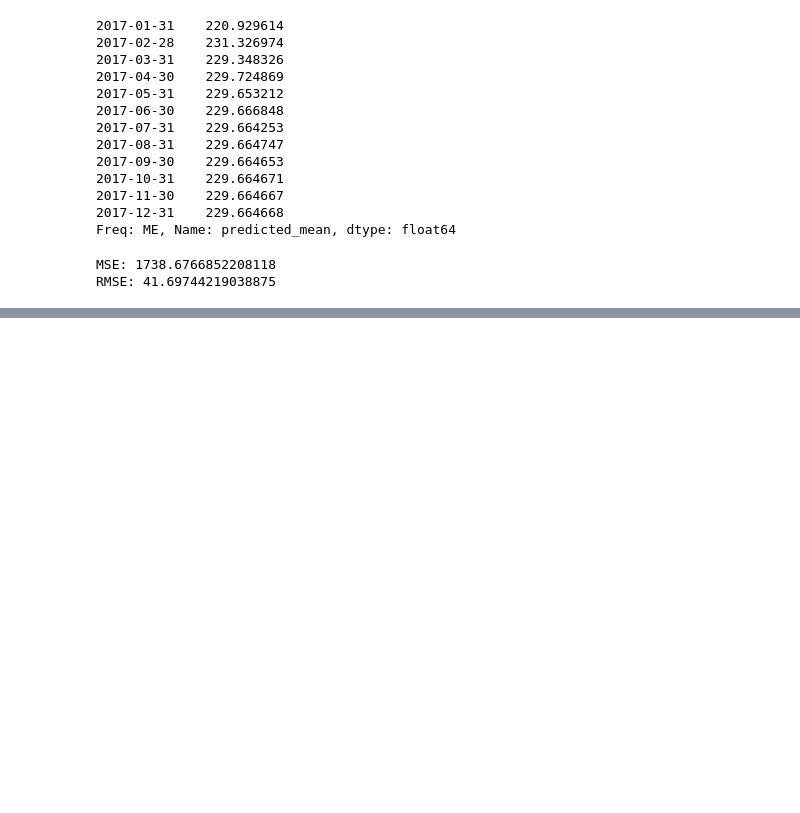
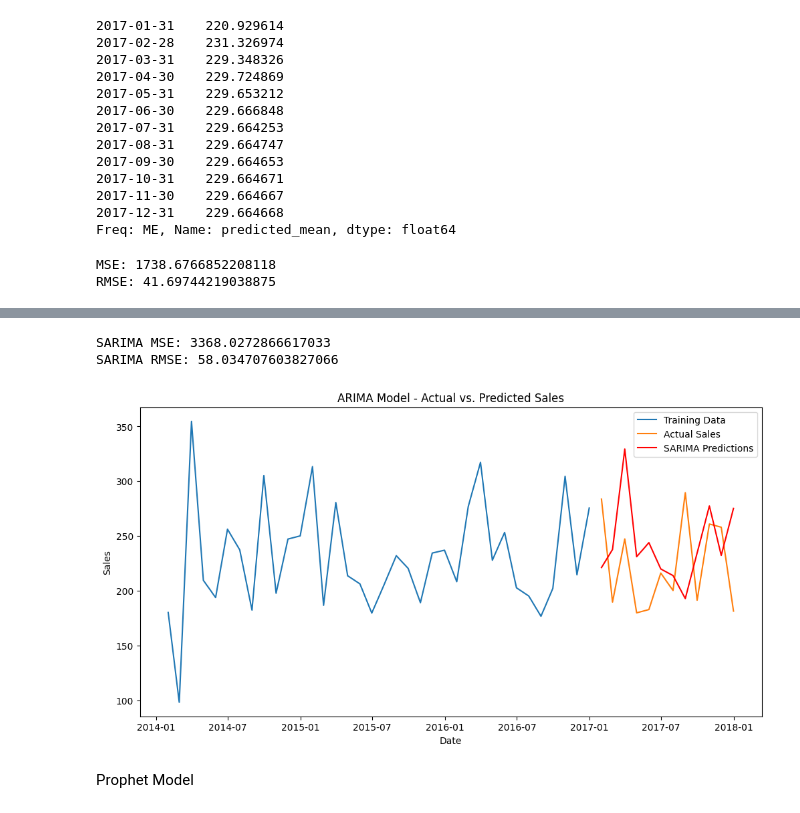
Before and after one commit to muniappabalaji/TimeSeries, a Jupyter notebook: TimeSeries_GreatLearning_July2025.ipynb, the cells around one changed output, grey strips where cells are left out. Saved outputs shown, nothing was run; the diff lists cells and outputs as text; code cells hidden in the pictures; blank space fills up the shorter version.

```diff
--- a/TimeSeries_GreatLearning_July2025.ipynb
+++ b/TimeSeries_GreatLearning_July2025.ipynb
@@ -195,0 +236,7 @@ RMSE: 41.69744219038875
+# %%
+# Fit SARIMA model
+# Based on ACF and PACF plots, let's try a seasonal order of (1, 0, 0, 12)
+sarima_model = SARIMAX(train_data['Sales'], order=(1, 1, 1), seasonal_order=(1, 0, 0, 12))
+sarima_model_fit = sarima_model.fit(disp=False)
+
+print(sarima_model_fit.summary())
@@ -195,0 +261,5 @@ RMSE: 41.69744219038875
+# %%
+# Make predictions on the test data
+sarima_predictions = sarima_model.predict(start=len(train_data), end=len(monthly_sales)-1)
+# Print the predictions
+print(sarima_predictions)
@@ -195,0 +280,24 @@ RMSE: 41.69744219038875
+# %%
+# Evaluate the SARIMA model using MSE and RMSE
+sarima_mse = mean_squared_error(test_data['Sales'], sarima_predictions)
+sarima_rmse = np.sqrt(sarima_mse)
+print(f'SARIMA MSE: {sarima_mse}')
+print(f'SARIMA RMSE: {sarima_rmse}')
+# %% [output]
+SARIMA MSE: 3368.0272866617033
+SARIMA RMSE: 58.034707603827066
+# %%
+# Plot actual vs. predicted sales
+plt.figure(figsize=(12, 6))
+plt.plot(train_data['Sales'], label='Training Data')
+plt.plot(test_data['Sales'], label='Actual Sales')
+plt.plot(sarima_predictions, label='SARIMA Predictions', color='red')
+plt.title('ARIMA Model - Actual vs. Predicted Sales')
+plt.xlabel('Date')
+plt.ylabel('Sales')
+plt.legend()
+plt.show()
+# %% [output]
+[figure, added]
+# %% [markdown]
+Prophet Model
```
Also changed, not shown: parts of 11 cells of this notebook.
